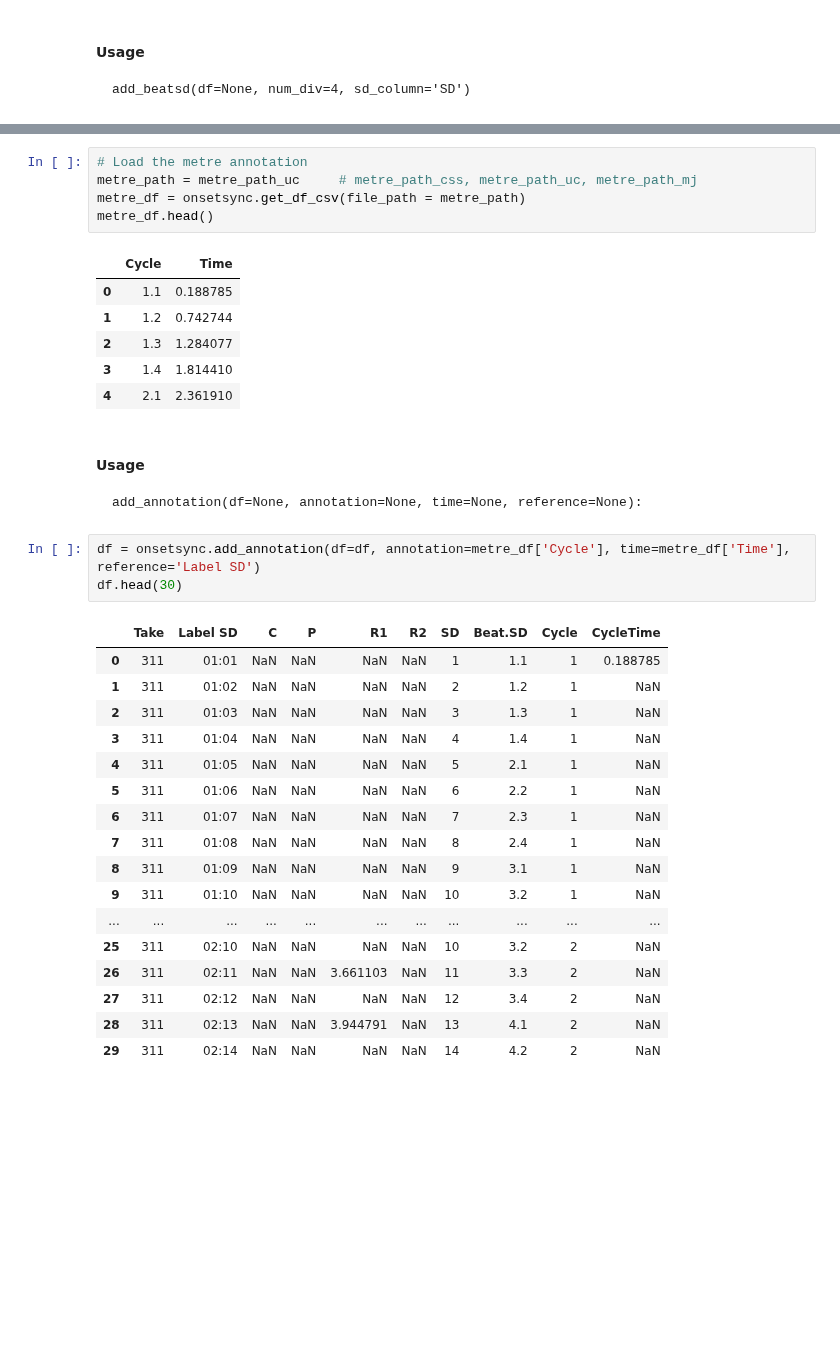
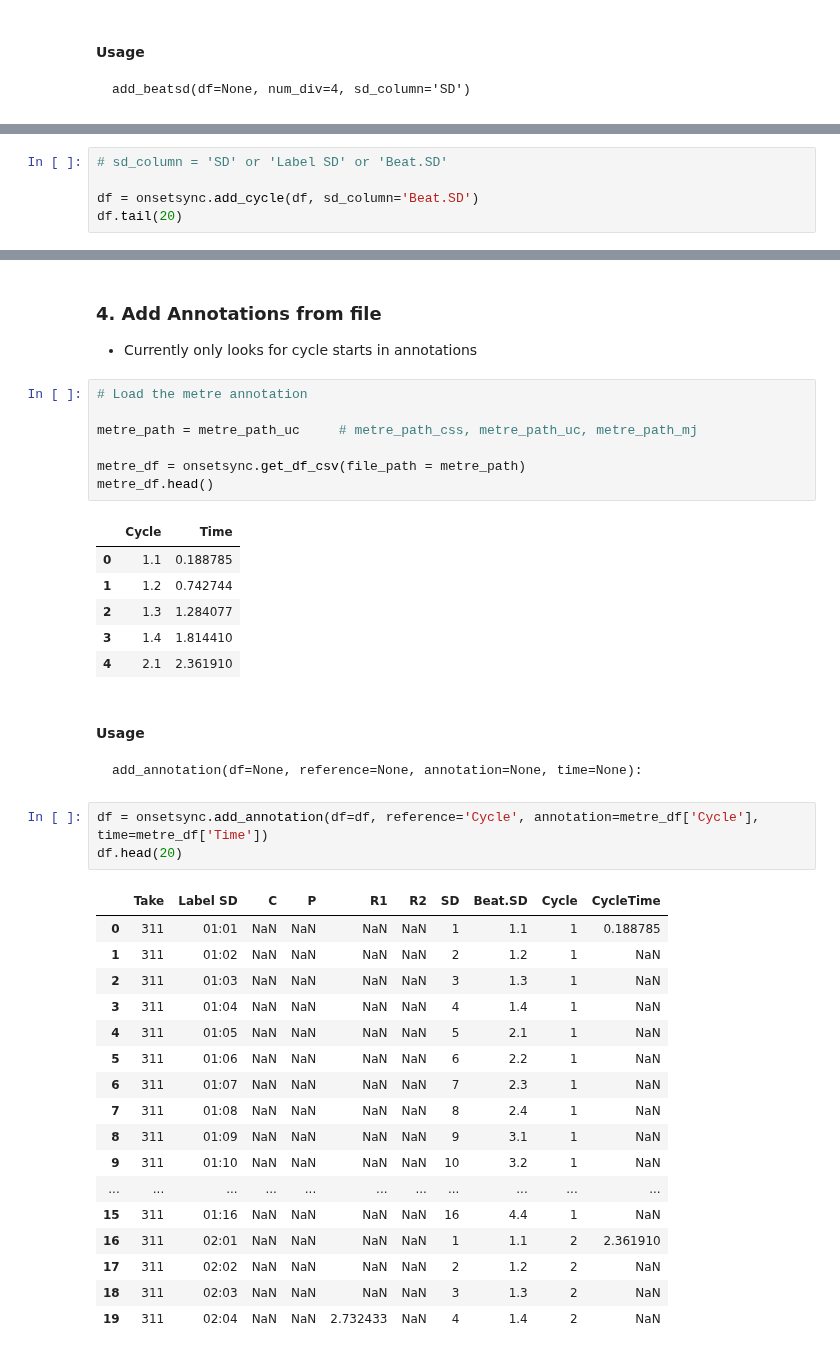
Before and after one commit to satyajeetprabhu/music-sync-internship-upf, a Jupyter notebook: Adding_Annotations.ipynb, the cells around one changed output, grey strips where cells are left out. Drawn from its saved outputs; the diff is of its cells as text; blank space fills up the shorter version.

```diff
--- a/Adding_Annotations.ipynb
+++ b/Adding_Annotations.ipynb
@@ -121,0 +129,5 @@ print(df.head(20))
+# %%
+# sd_column = 'SD' or 'Label SD' or 'Beat.SD'
+
+df = onsetsync.add_cycle(df, sd_column='Beat.SD')
+df.tail(20)
@@ -122,6 +152,12 @@ print(df.head(20))
+# %% [markdown]
+### 4. Add Annotations from file
+
+- Currently only looks for cycle starts in annotations
 # %%
 # Load the metre annotation
+
 metre_path = metre_path_uc     # metre_path_css, metre_path_uc, metre_path_mj
+
 metre_df = onsetsync.get_df_csv(file_path = metre_path)
 metre_df.head()
 # %% [output]
@@ -133,26 +169,26 @@ metre_df.head()
 | 4 | 2.1 | 2.361910 |
 # %% [markdown]
 #### Usage
-    add_annotation(df=None, annotation=None, time=None, reference=None):
+    add_annotation(df=None, reference=None, annotation=None, time=None):
 # %%
-df = onsetsync.add_annotation(df=df, annotation=metre_df['Cycle'], time=metre_df['Time'], reference='Label SD')
-df.head(30)
+df = onsetsync.add_annotation(df=df, reference='Cycle', annotation=metre_df['Cycle'], time=metre_df['Time'])
+df.head(20)
 # %% [output]
 |  | Take | Label SD | C | P | R1 | R2 | SD | Beat.SD | Cycle | CycleTime |
 | 0 | 311 | 01:01 | NaN | NaN | NaN | NaN | 1 | 1.1 | 1 | 0.188785 |
 | 1 | 311 | 01:02 | NaN | NaN | NaN | NaN | 2 | 1.2 | 1 | NaN |
 | 2 | 311 | 01:03 | NaN | NaN | NaN | NaN | 3 | 1.3 | 1 | NaN |
 | 3 | 311 | 01:04 | NaN | NaN | NaN | NaN | 4 | 1.4 | 1 | NaN |
 | 4 | 311 | 01:05 | NaN | NaN | NaN | NaN | 5 | 2.1 | 1 | NaN |
 | 5 | 311 | 01:06 | NaN | NaN | NaN | NaN | 6 | 2.2 | 1 | NaN |
 | 6 | 311 | 01:07 | NaN | NaN | NaN | NaN | 7 | 2.3 | 1 | NaN |
 | 7 | 311 | 01:08 | NaN | NaN | NaN | NaN | 8 | 2.4 | 1 | NaN |
 | 8 | 311 | 01:09 | NaN | NaN | NaN | NaN | 9 | 3.1 | 1 | NaN |
 | 9 | 311 | 01:10 | NaN | NaN | NaN | NaN | 10 | 3.2 | 1 | NaN |
 | ... | ... | ... | ... | ... | ... | ... | ... | ... | ... | ... |
-| 25 | 311 | 02:10 | NaN | NaN | NaN | NaN | 10 | 3.2 | 2 | NaN |
-| 26 | 311 | 02:11 | NaN | NaN | 3.661103 | NaN | 11 | 3.3 | 2 | NaN |
-| 27 | 311 | 02:12 | NaN | NaN | NaN | NaN | 12 | 3.4 | 2 | NaN |
-| 28 | 311 | 02:13 | NaN | NaN | 3.944791 | NaN | 13 | 4.1 | 2 | NaN |
-| 29 | 311 | 02:14 | NaN | NaN | NaN | NaN | 14 | 4.2 | 2 | NaN |
+| 15 | 311 | 01:16 | NaN | NaN | NaN | NaN | 16 | 4.4 | 1 | NaN |
+| 16 | 311 | 02:01 | NaN | NaN | NaN | NaN | 1 | 1.1 | 2 | 2.361910 |
+| 17 | 311 | 02:02 | NaN | NaN | NaN | NaN | 2 | 1.2 | 2 | NaN |
+| 18 | 311 | 02:03 | NaN | NaN | NaN | NaN | 3 | 1.3 | 2 | NaN |
+| 19 | 311 | 02:04 | NaN | NaN | 2.732433 | NaN | 4 | 1.4 | 2 | NaN |
 # %% [markdown]
```
Also changed, not shown: parts of 19 cells of this notebook, 3 other files.
